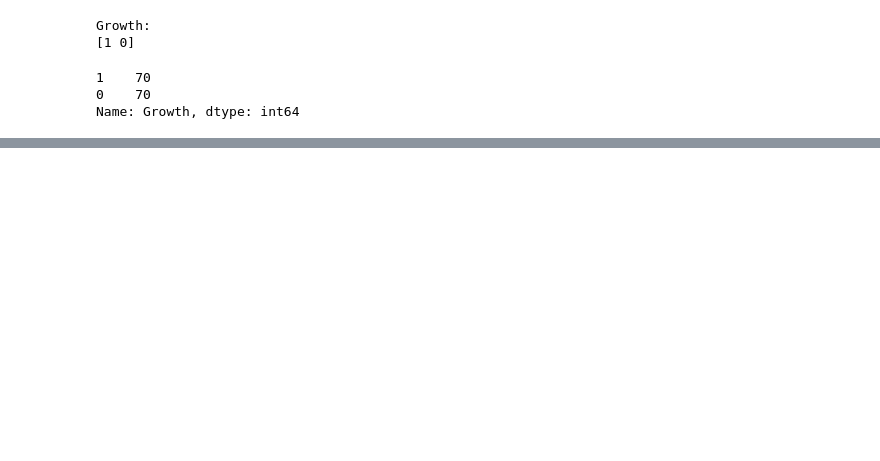
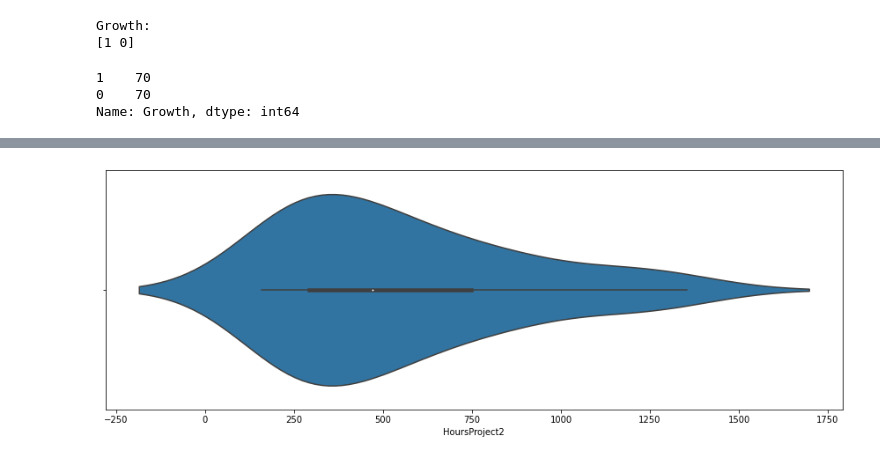
Before and after one commit to GuillermoCervera/TFM-Big-Data-y-Ciencia-de-Datos, a Jupyter notebook: TFM.ipynb, the cells around one changed output, grey strips where cells are left out. Saved outputs shown, nothing was run; the diff lists cells and outputs as text; code cells hidden in the pictures; blank space fills up the shorter version.

```diff
--- a/TFM.ipynb
+++ b/TFM.ipynb
@@ -1772,0 +1747,6 @@ Matriz de confusión:
+# %%
+plt.figure(figsize = (15,5))
+ax= sns.violinplot(df_projectsv2['HoursProject2'])
+plt.show()
+# %% [output]
+[figure, added]
```
Also changed, not shown: parts of 74 cells of this notebook.
